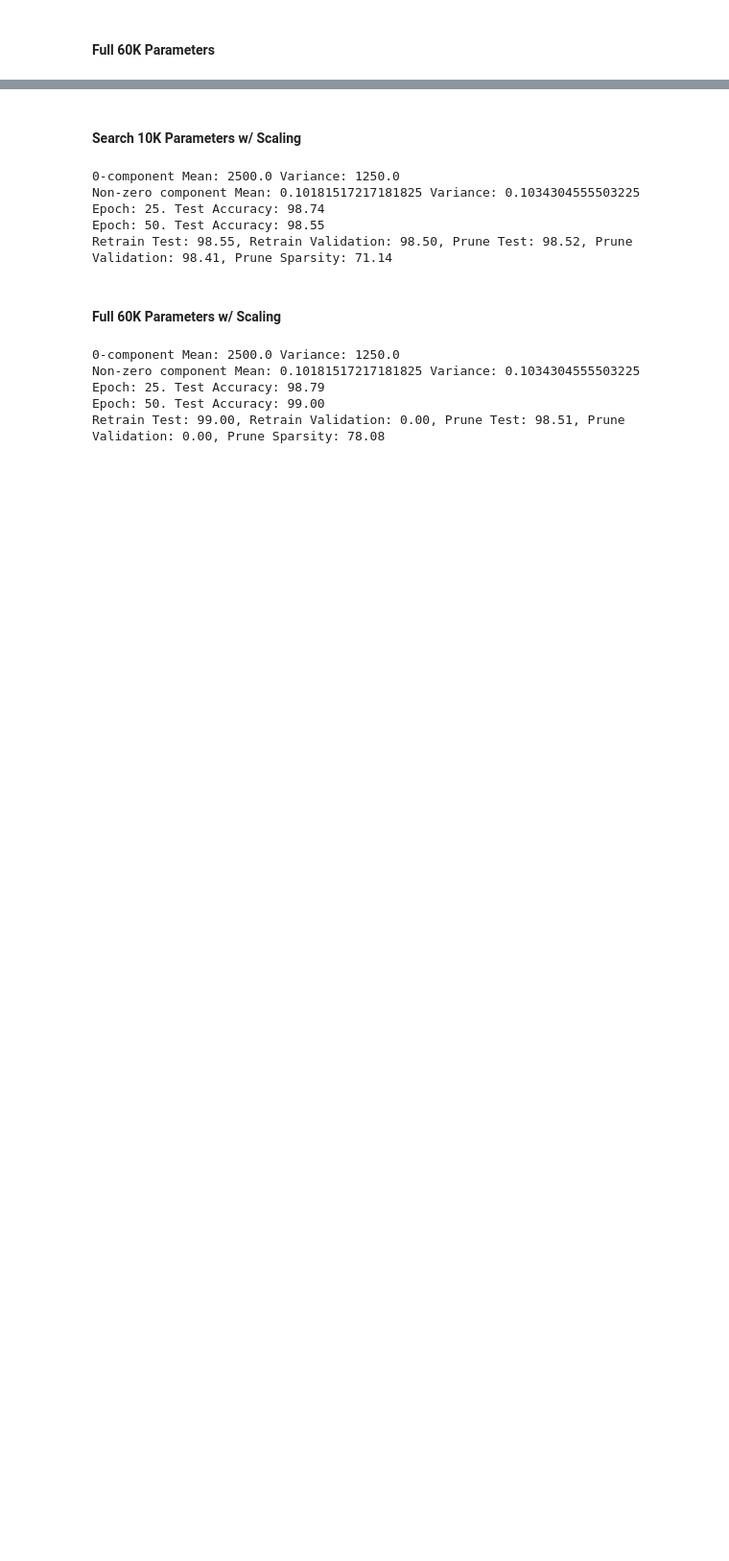
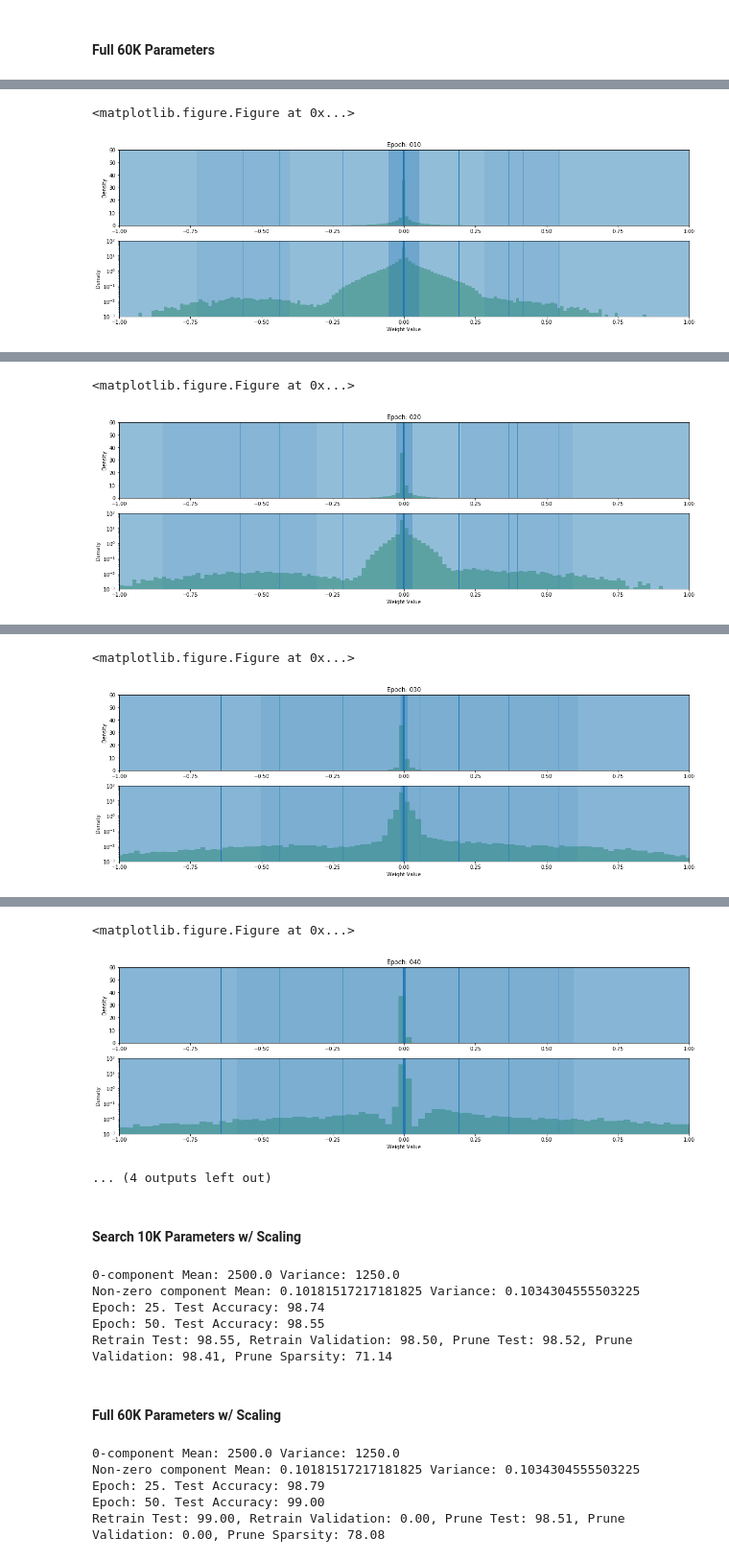
Before and after one commit to okz12/NN_compression, a Jupyter notebook: notebooks/kd_exp.ipynb, the cells around one changed output, grey strips where cells are left out. Shown at 96% size. Saved outputs shown, nothing was run; the diff lists cells and outputs as text; code cells hidden in the pictures; blank space fills up the shorter version.

```diff
--- a/notebooks/kd_exp.ipynb
+++ b/notebooks/kd_exp.ipynb
@@ -153,7 +179,7 @@ Retrain Test: 98.67, Retrain Validation: 98.74, Prune Test: 98.63, Prune Validat
 # %% [markdown]
 #### Full 60K Parameters
 # %%
-model, gmp = retrain_model(alpha, beta, float(params['tau'][i]), params['temp'][i], int(params['mixtures'][i]), 'SWSModel', 'full', (5e-4, 1e-4, 3e-3), "", False)
+model, gmp = retrain_model(alpha, beta, float(params['tau'][i]), params['temp'][i], int(params['mixtures'][i]), 'LeNet_300_100', 'full', "", False)
 # %% [output]
 0-component Mean: 2500.0 Variance: 1250.0
 Non-zero component Mean: 0.10181517217181825 Variance: 0.1034304555503225
@@ -162,0 +187,2 @@ Retrain Test: 98.94, Retrain Validation: 0.00, Prune Test: 98.75, Prune Validati
+<matplotlib.figure.Figure at 0x...>
+[figure, added]
@@ -162,0 +190,2 @@ Retrain Test: 98.94, Retrain Validation: 0.00, Prune Test: 98.75, Prune Validati
+<matplotlib.figure.Figure at 0x...>
+[figure, added]
@@ -162,0 +193,2 @@ Retrain Test: 98.94, Retrain Validation: 0.00, Prune Test: 98.75, Prune Validati
+<matplotlib.figure.Figure at 0x...>
+[figure, added]
@@ -163,3 +196,6 @@ Retrain Test: 98.94, Retrain Validation: 0.00, Prune Test: 98.75, Prune Validati
+<matplotlib.figure.Figure at 0x...>
+[figure, added]
+... (4 outputs left out)
 # %% [markdown]
 #### Search 10K Parameters w/ Scaling
 # %%
```
Also changed, not shown: parts of 8 cells of this notebook, 7 other files.
